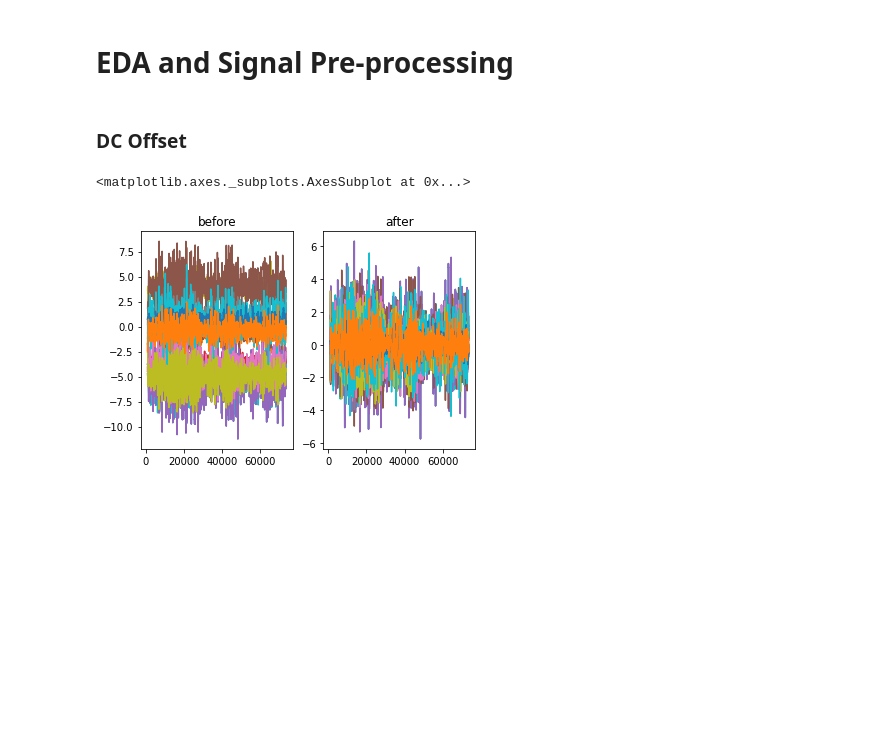
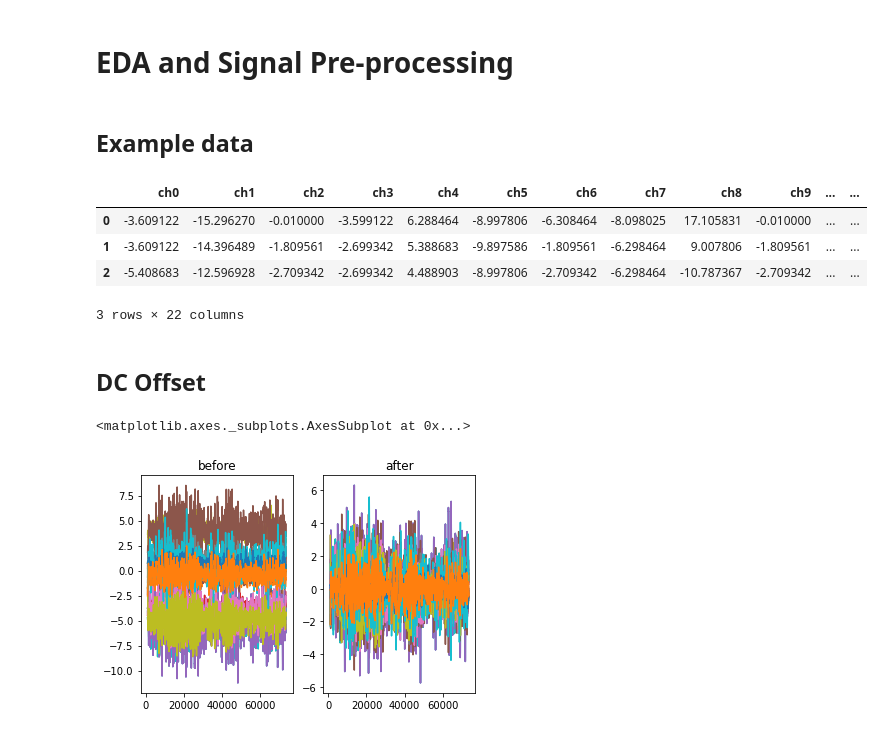
Before and after one commit to ylin00/seizurecast, a Jupyter notebook: notebooks/Preprocessing.ipynb, the cells around one changed output. Saved outputs shown, nothing was run; the diff lists cells and outputs as text; code cells hidden in the pictures; blank space fills up the shorter version.

```diff
--- a/notebooks/Preprocessing.ipynb
+++ b/notebooks/Preprocessing.ipynb
@@ -21,28 +21,23 @@ patient_group = '004'
 patient = '00000492'
 session = 's003_2003_07_18'
 token = '00000492_s003_t001'
+# %% [markdown]
+## Example data
 # %%
-# tokens_bucket = []  # list of statistics to explore in between tokens.
-
-
-# def preprocess(edf_path_no_extension:str):
-#     f, s, l = read_1_token(os.path.join(train_path, tcp_type, patient_group, patient, session, token))
-#     # sort channel label
-#     s = sort_channel(s, l, STD_CHANNEL_01_AR)
-#     f = int(np.mean(f))
-#     intvs, labls = load_tse_bi(tf)
-#     intvs, labls = relabel_tse_bi(intvs=intvs, labels=labls, len_pre=LEN_PRE, len_post=LEN_POS, sec_gap=SEC_GAP)
-#     ds, lbl = signal_to_dataset(sig=s, fsamp=f, intvs=intvs, labels=labls)
-#     return ds, lbl
-
 f, s, l = read_1_token(os.path.join(train_path, tcp_type, patient_group, patient, session, token))
 # #TODO: 1 should be np.array
 s = np.array(s)
-# s.shape
 
 df0 = pd.DataFrame(s.transpose(), columns=["ch"+str(i) for i in range(0, 22)])
+df0.head(3)
+# %% [output]
+|  | ch0 | ch1 | ch2 | ch3 | ch4 | ch5 | ch6 | ch7 | ch8 | ch9 | ... | ... |
+| 0 | -3.609122 | -15.296270 | -0.010000 | -3.599122 | 6.288464 | -8.997806 | -6.308464 | -8.098025 | 17.105831 | -0.010000 | ... | ... |
+| 1 | -3.609122 | -14.396489 | -1.809561 | -2.699342 | 5.388683 | -9.897586 | -1.809561 | -6.298464 | 9.007806 | -1.809561 | ... | ... |
+| 2 | -5.408683 | -12.596928 | -2.709342 | -2.699342 | 4.488903 | -8.997806 | -2.709342 | -6.298464 | -10.787367 | -2.709342 | ... | ... |
+3 rows × 22 columns
 # %% [markdown]
-### DC Offset
+## DC Offset
 # %%
 def remove_dc_offset(df:pd.DataFrame):
     return(df.apply(lambda x: x - np.mean(x)))
```
Also changed, not shown: parts of 5 cells of this notebook, 3 other files.
